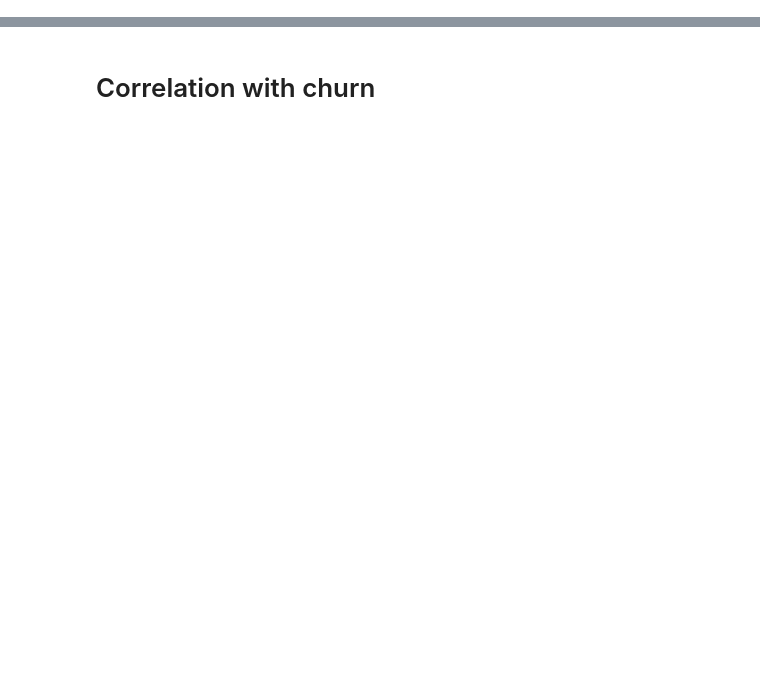
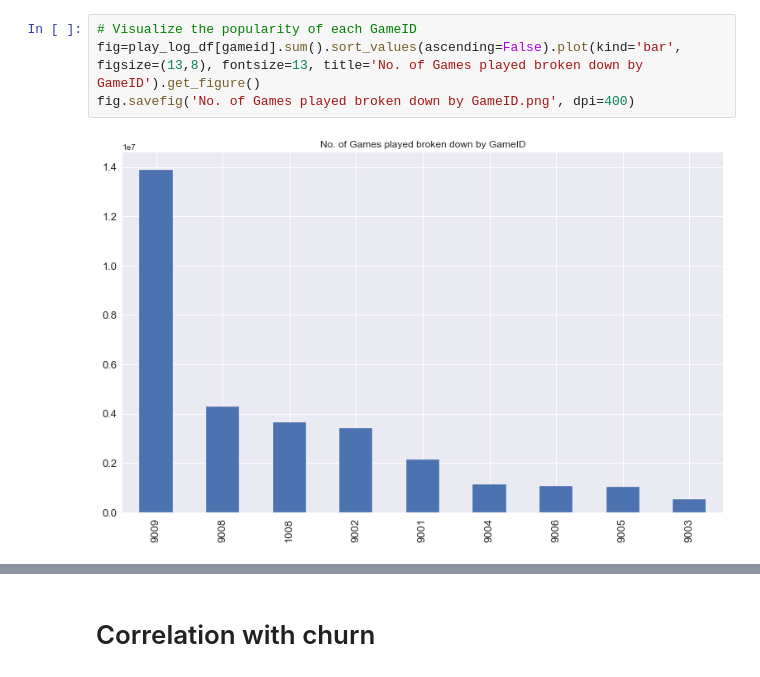
Before and after one commit to lechiben/churn-ltv-prediction, a Jupyter notebook: Churn Rate Prediction.ipynb, the cells around one changed output, grey strips where cells are left out. Saved outputs shown, nothing was run; the diff lists cells and outputs as text; blank space fills up the shorter version.

Commit message:
add new graphs

```diff
--- a/Churn Rate Prediction.ipynb
+++ b/Churn Rate Prediction.ipynb
@@ -419,0 +274,6 @@ play_log_train
+# %%
+# Visualize the popularity of each GameID
+fig=play_log_df[gameid].sum().sort_values(ascending=False).plot(kind='bar', figsize=(13,8), fontsize=13, title='No. of Games played broken down by GameID').get_figure()
+fig.savefig('No. of Games played broken down by GameID.png', dpi=400)
+# %% [output]
+[figure, added]
```
Also changed, not shown: parts of 68 cells of this notebook.
